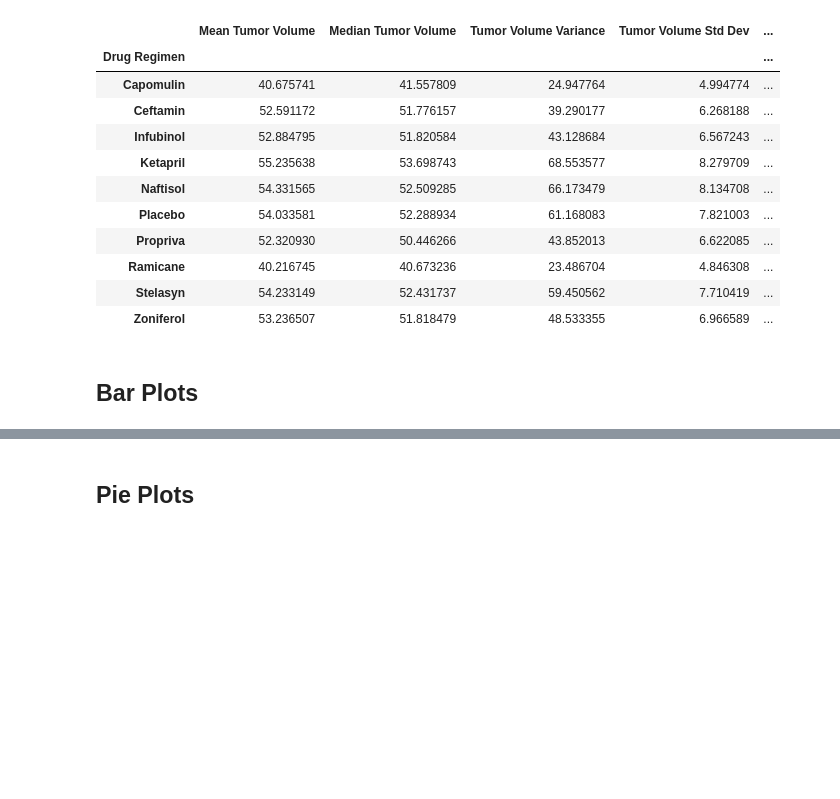
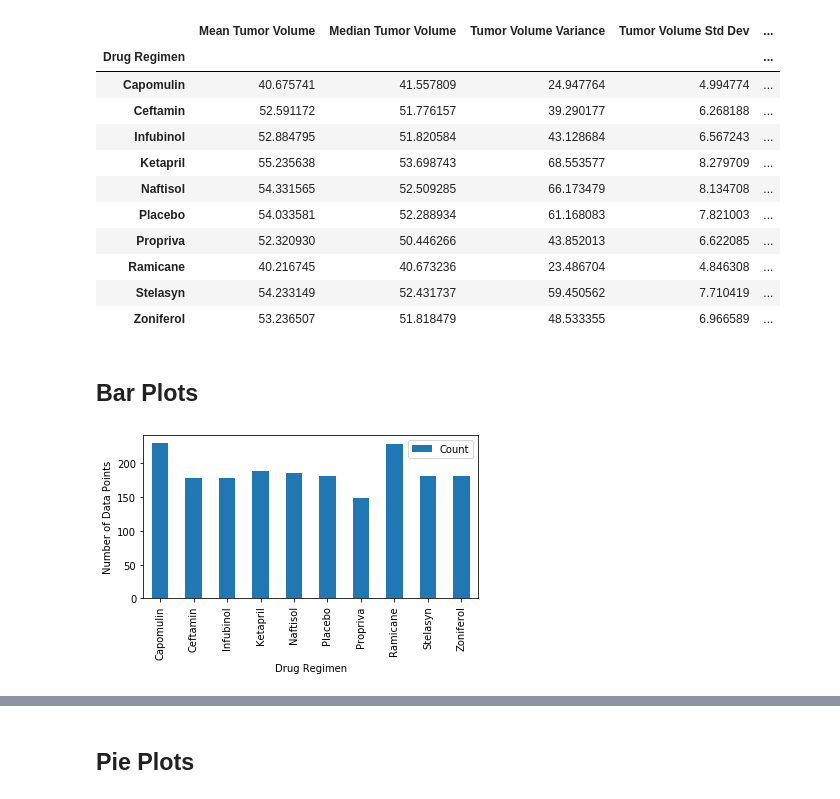
Before and after one commit to EMENGH/matplotlib-challenge, a Jupyter notebook: Pymaceuticals/pymaceuticals_starter.ipynb, the cells around one changed output, grey strips where cells are left out. Cells and saved outputs as stored; diff of their text form; code cells hidden in the pictures; blank space fills up the shorter version.

Commit message:
Update pymaceuticals_starter.ipynb
working on bar and pie charts

```diff
--- a/Pymaceuticals/pymaceuticals_starter.ipynb
+++ b/Pymaceuticals/pymaceuticals_starter.ipynb
@@ -114,4 +115,21 @@ tumor_vol_summary_stats
 | Zoniferol | 53.236507 | 51.818479 | 48.533355 | 6.966589 | ... |
 # %% [markdown]
 ## Bar Plots
+# %%
+# Generate a bar plot showing the number of mice per time point for each treatment throughout the course of the study using pandas.
+
+mice_per_timepoint_pd = pd.DataFrame(new_combo_metadata_df.groupby(["Drug Regimen"]).count()).reset_index()
+
+#select the two axis
+number_of_datapoints = mice_per_timepoint_pd[["Drug Regimen","Mouse ID"]]
+number_of_datapoints = number_of_datapoints.rename(columns={"Mouse ID": "Count"})
+
+number_of_datapoints = number_of_datapoints.set_index("Drug Regimen")
+#mice_per_timepoint_pd.plot.bar(x = "Drug Regimen", y = "Timepoint", rot = 0)
+number_of_datapoints.plot(kind="bar", figsize=(6,3))
+plt.xlabel("Drug Regimen")
+plt.ylabel("Number of Data Points")
+plt.show()
+# %% [output]
+[figure, added]
 # %%
```
Also changed, not shown: parts of 6 cells of this notebook.
